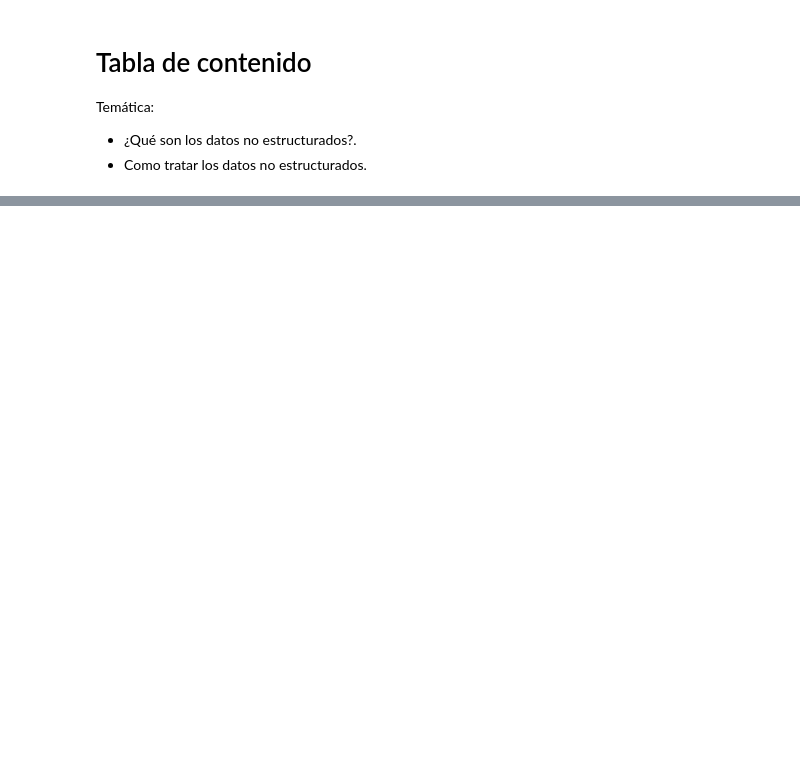
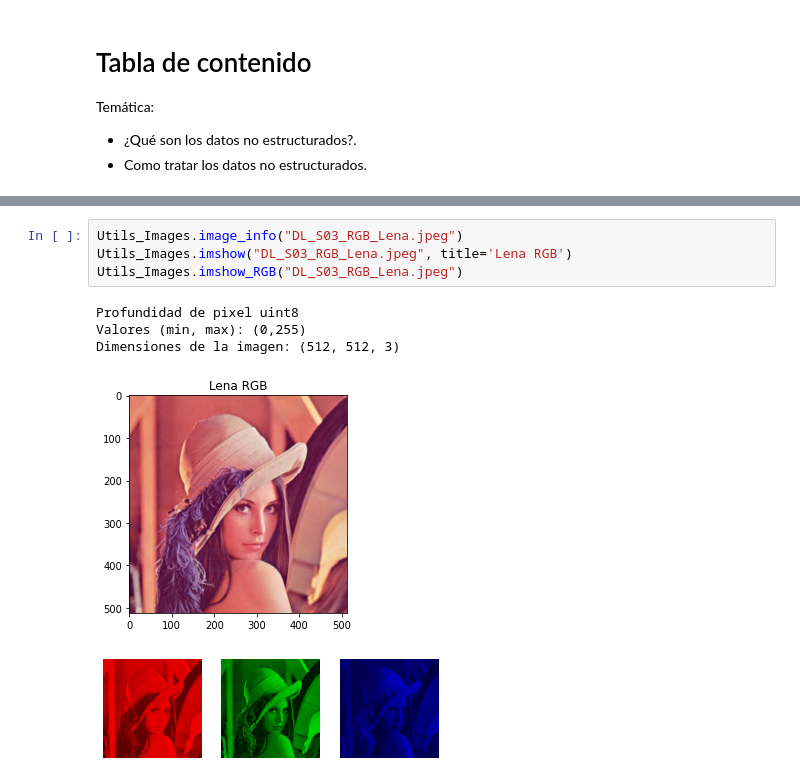
Before and after one commit to ssanchezgoe/curso_deep_learning_economia, a Jupyter notebook: NBs_Google_Colab/DL_S03_Tipos_de_Datos.ipynb, the cells around one changed output, grey strips where cells are left out. Saved outputs shown, nothing was run; the diff lists cells and outputs as text; blank space fills up the shorter version.

```diff
--- a/NBs_Google_Colab/DL_S03_Tipos_de_Datos.ipynb
+++ b/NBs_Google_Colab/DL_S03_Tipos_de_Datos.ipynb
@@ -63,0 +119,10 @@ Profundidad de Pixel | Cantidad de Valores
+# %%
+Utils_Images.image_info("DL_S03_RGB_Lena.jpeg")
+Utils_Images.imshow("DL_S03_RGB_Lena.jpeg", title='Lena RGB')
+Utils_Images.imshow_RGB("DL_S03_RGB_Lena.jpeg")
+# %% [output]
+Profundidad de pixel uint8
+Valores (min, max): (0,255)
+Dimensiones de la imagen: (512, 512, 3)
+[figure, added]
+[figure, added]
```
Also changed, not shown: parts of 7 cells of this notebook.
